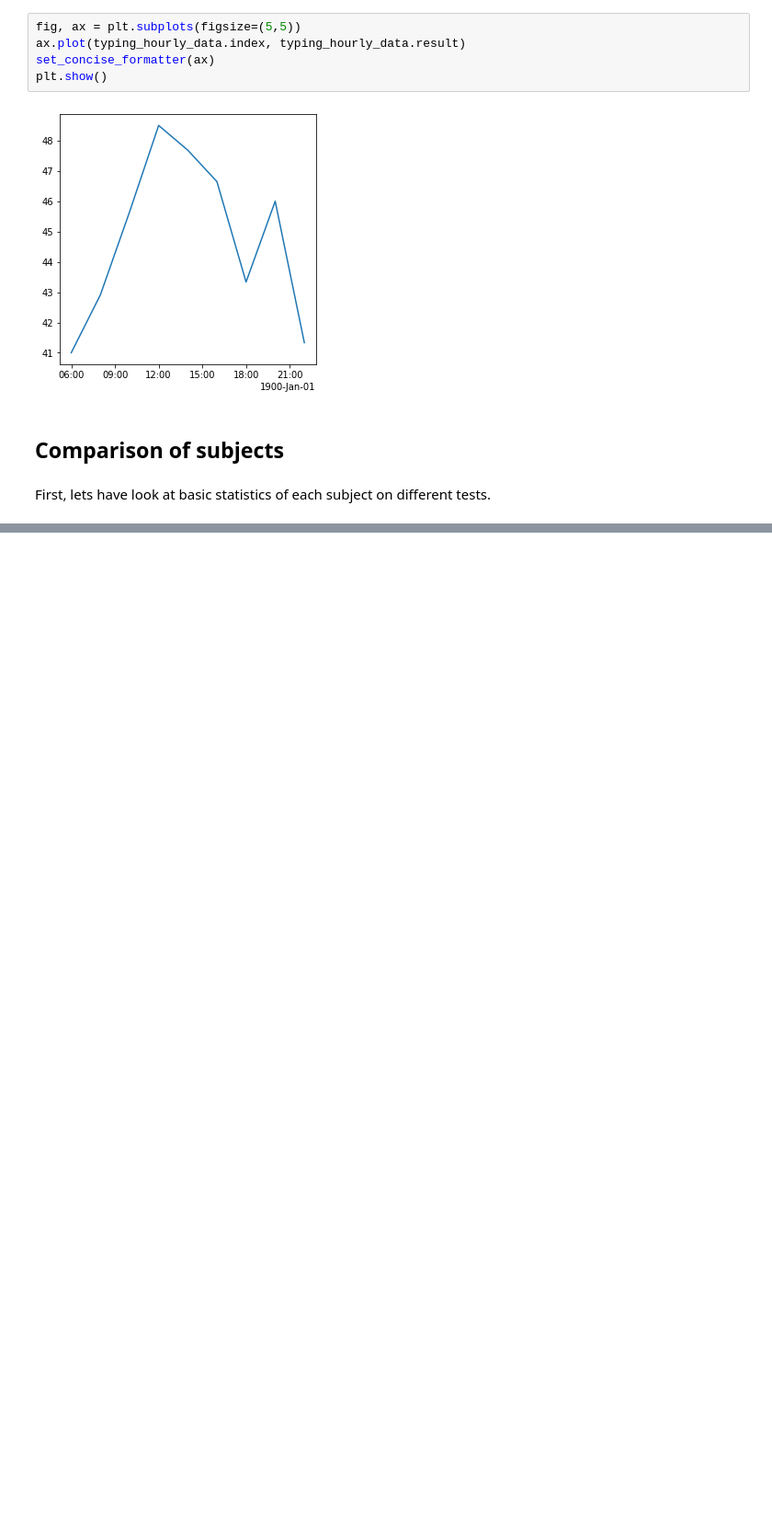
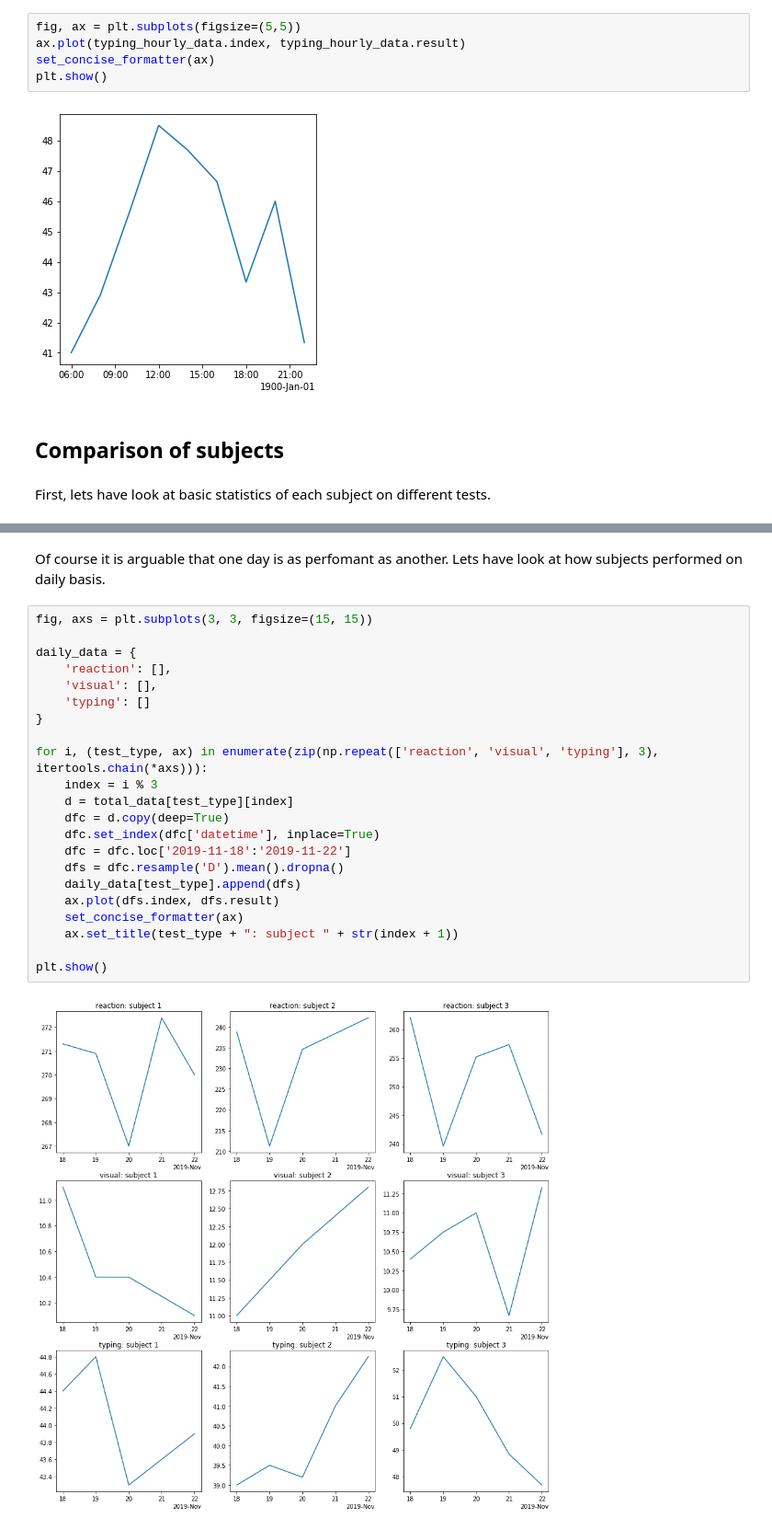
Before and after one commit to kaareltinn/icns-project, a Jupyter notebook: project.ipynb, the cells around one changed output, grey strips where cells are left out. Shown at 92% size. Drawn from its saved outputs; the diff is of its cells as text; blank space fills up the shorter version.

Commit message:
Add daily analysis, code improvements

```diff
--- a/project.ipynb
+++ b/project.ipynb
@@ -407,0 +404,26 @@ plt.show()
+# %% [markdown]
+Of course it is arguable that one day is as perfomant as another. Lets have look at how subjects performed on daily basis.
+# %%
+fig, axs = plt.subplots(3, 3, figsize=(15, 15))
+
+daily_data = {
+    'reaction': [],
+    'visual': [],
+    'typing': []
+}
+
+for i, (test_type, ax) in enumerate(zip(np.repeat(['reaction', 'visual', 'typing'], 3), itertools.chain(*axs))):
+    index = i % 3
+    d = total_data[test_type][index]
+    dfc = d.copy(deep=True)
+    dfc.set_index(dfc['datetime'], inplace=True)
+    dfc = dfc.loc['2019-11-18':'2019-11-22']
+    dfs = dfc.resample('D').mean().dropna()
+    daily_data[test_type].append(dfs)
+    ax.plot(dfs.index, dfs.result)
+    set_concise_formatter(ax)
+    ax.set_title(test_type + ": subject " + str(index + 1))
+
+plt.show()
+# %% [output]
+[figure, added]
```
Also changed, not shown: parts of 17 cells of this notebook.
